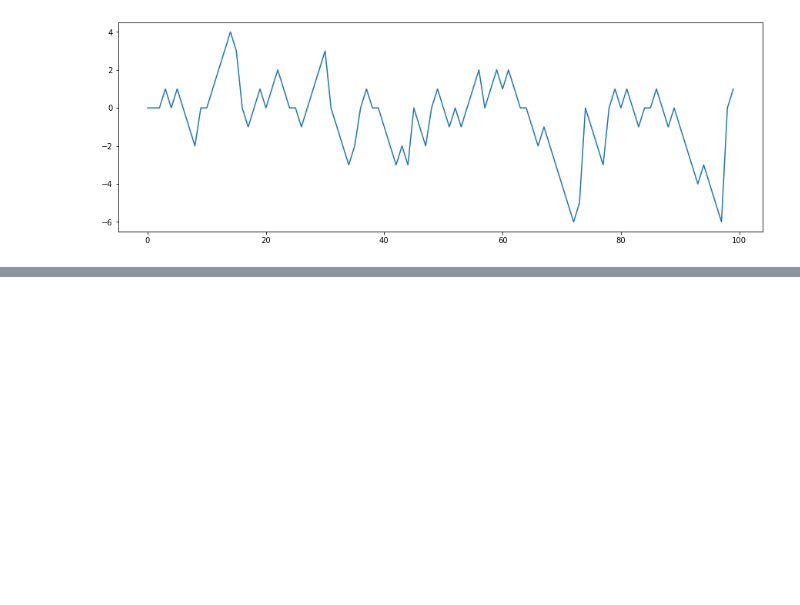
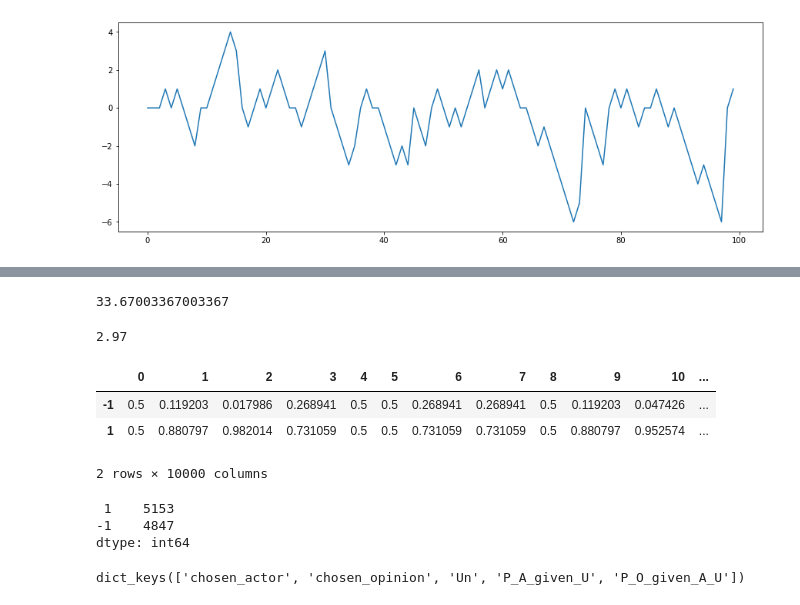
Before and after one commit to guilhermebonaldo/estatistica-das-redes-sociais, a Jupyter notebook: notebooks/modelo-pressao-social.ipynb, the cells around one changed output, grey strips where cells are left out. Cells and saved outputs as stored; diff of their text form; code cells hidden in the pictures; blank space fills up the shorter version.

```diff
--- a/notebooks/modelo-pressao-social.ipynb
+++ b/notebooks/modelo-pressao-social.ipynb
@@ -94,0 +97,21 @@ actor_6
+# %%
+gr = ps.ModeloPressaoSocial(
+
+        n_actors = 3,
+        influence_mode = 'all',
+        beta = 0.5,
+        possible_opinions = [-1,1],
+        randomize_start_opinions= True
+
+    )
+
+
+
+gr.initial_pressures = {
+    'actor_1': 0,
+     'actor_2': 1,
+     'actor_3': 2,
+
+}
+
+gr.make_graph()
@@ -94,0 +159,26 @@ actor_6
+# %%
+time_to_return_to_U0.mean()
+# %% [output]
+33.67003367003367
+# %%
+mu = 1/time_to_return_to_U0.mean()*100
+mu
+# %% [output]
+2.97
+# %%
+pd.concat([n['P_O_given_A_U'] for n in info.values()], axis = 1)
+# %% [output]
+|  | 0 | 1 | 2 | 3 | 4 | 5 | 6 | 7 | 8 | 9 | 10 | ... |
+| -1 | 0.5 | 0.119203 | 0.017986 | 0.268941 | 0.5 | 0.5 | 0.268941 | 0.268941 | 0.5 | 0.119203 | 0.047426 | ... |
+| 1 | 0.5 | 0.880797 | 0.982014 | 0.731059 | 0.5 | 0.5 | 0.731059 | 0.731059 | 0.5 | 0.880797 | 0.952574 | ... |
+2 rows × 10000 columns
+# %%
+pd.Series([n['chosen_opinion'] for n in info.values()]).value_counts()
+# %% [output]
+ 1    5153
+-1    4847
+dtype: int64
+# %%
+info[1].keys()
+# %% [output]
+dict_keys(['chosen_actor', 'chosen_opinion', 'Un', 'P_A_given_U', 'P_O_given_A_U'])
```
Also changed, not shown: parts of 9 cells of this notebook.
